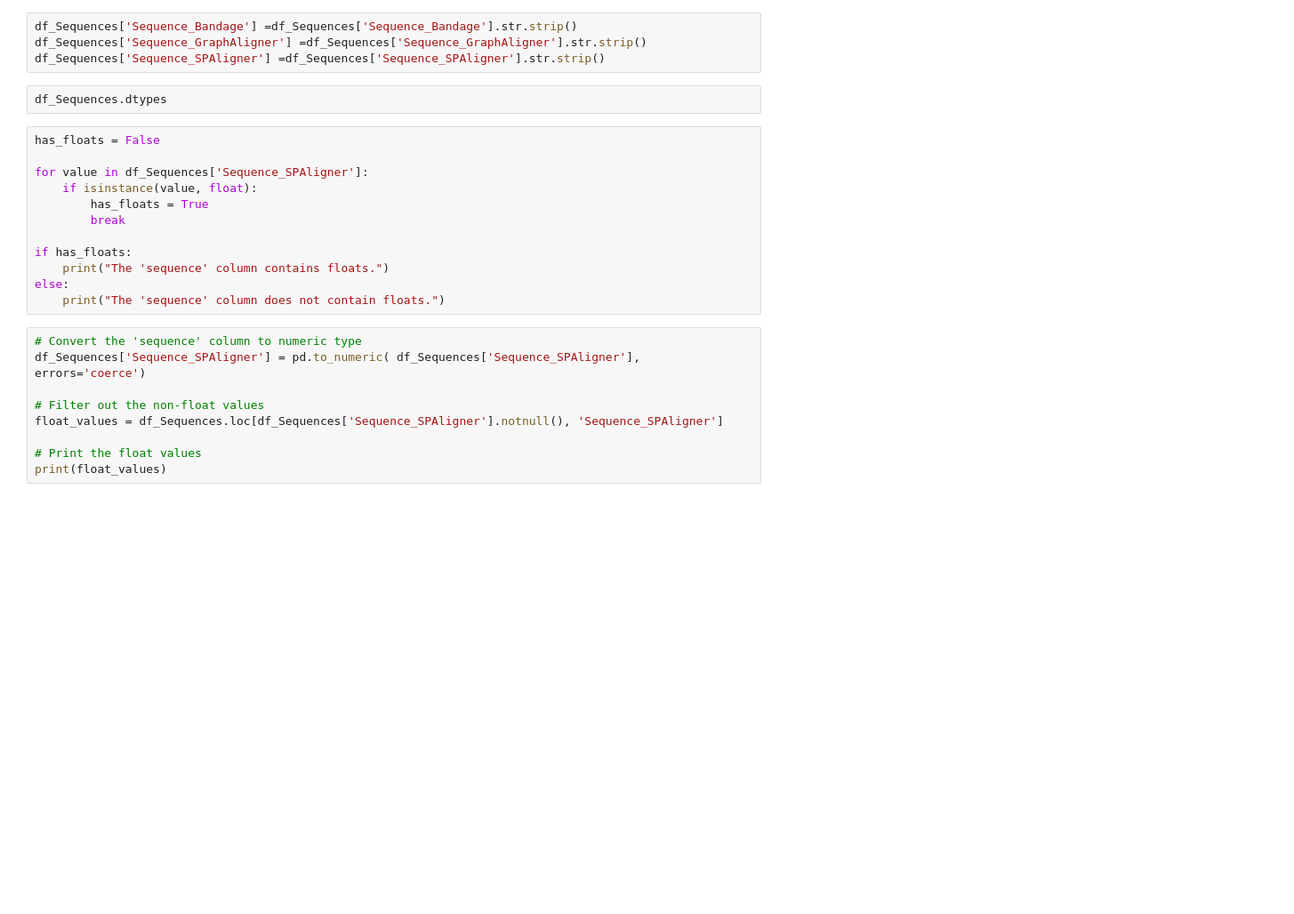
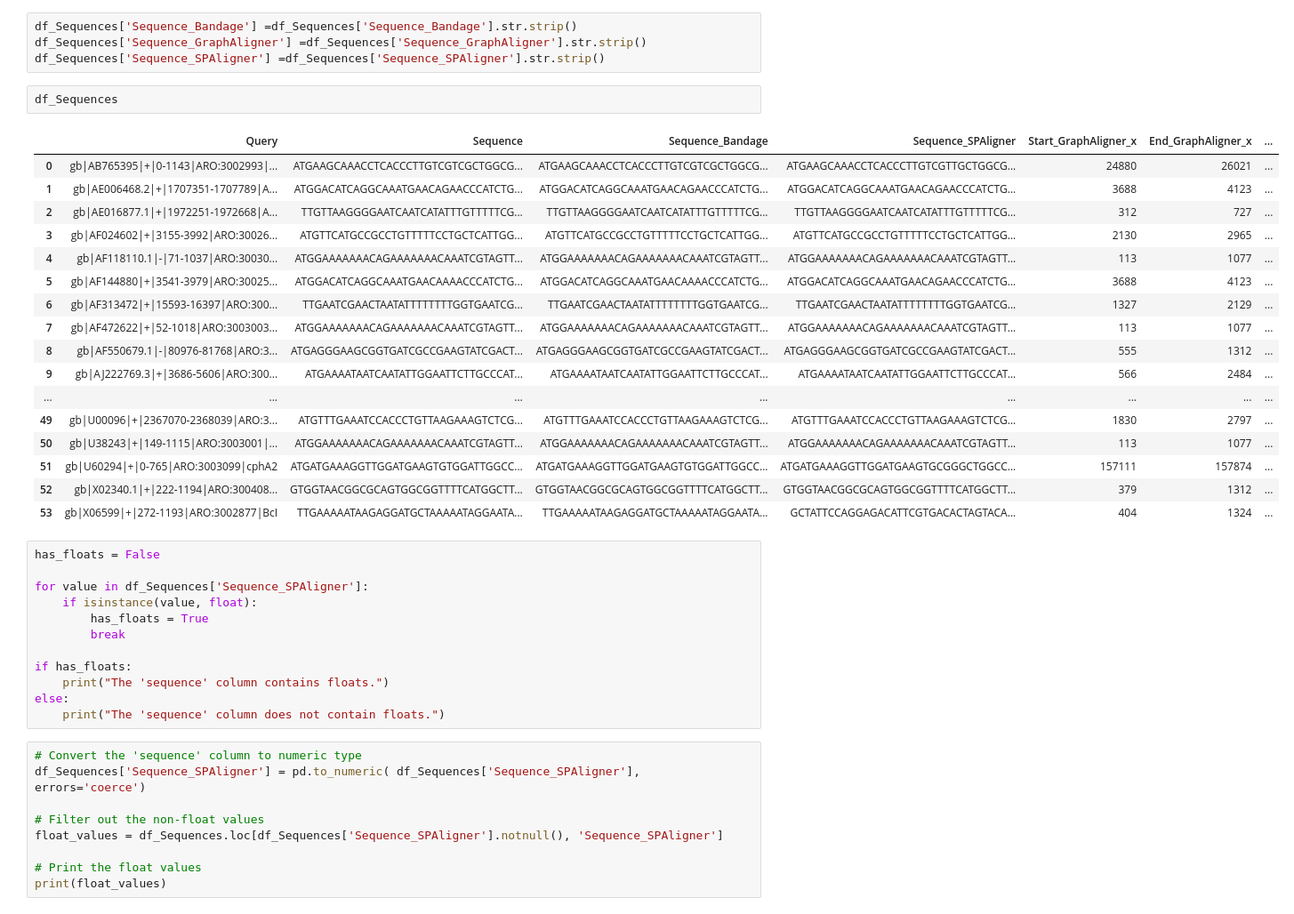
Before and after one commit to Yusreen/Thesis, a Jupyter notebook: Results and findings/Sequence Edit Distance/EditDistanceFinal.ipynb, the cells around one changed output. Shown at 89% size. Saved outputs shown, nothing was run; the diff lists cells and outputs as text; blank space fills up the shorter version.

```diff
--- a/Results and findings/Sequence Edit Distance/EditDistanceFinal.ipynb
+++ b/Results and findings/Sequence Edit Distance/EditDistanceFinal.ipynb
@@ -29,7 +60,25 @@ df_Sequences['Sequence_Bandage'] =df_Sequences['Sequence_Bandage'].str.strip()
 df_Sequences['Sequence_GraphAligner'] =df_Sequences['Sequence_GraphAligner'].str.strip()
 df_Sequences['Sequence_SPAligner'] =df_Sequences['Sequence_SPAligner'].str.strip()
 # %%
-df_Sequences.dtypes
+df_Sequences
+# %% [output]
+|  | Query | Sequence | Sequence_Bandage | Sequence_SPAligner | Start_GraphAligner_x | End_GraphAligner_x | ... |
+| 0 | gb|AB765395|+|0-1143|ARO:3002993|... | ATGAAGCAAACCTCACCCTTGTCGTCGCTGGCG... | ATGAAGCAAACCTCACCCTTGTCGTCGCTGGCG... | ATGAAGCAAACCTCACCCTTGTCGTTGCTGGCG... | 24880 | 26021 | ... |
+| 1 | gb|AE006468.2|+|1707351-1707789|A... | ATGGACATCAGGCAAATGAACAGAACCCATCTG... | ATGGACATCAGGCAAATGAACAGAACCCATCTG... | ATGGACATCAGGCAAATGAACAGAACCCATCTG... | 3688 | 4123 | ... |
+| 2 | gb|AE016877.1|+|1972251-1972668|A... | TTGTTAAGGGGAATCAATCATATTTGTTTTTCG... | TTGTTAAGGGGAATCAATCATATTTGTTTTTCG... | TTGTTAAGGGGAATCAATCATATTTGTTTTTCG... | 312 | 727 | ... |
+| 3 | gb|AF024602|+|3155-3992|ARO:30026... | ATGTTCATGCCGCCTGTTTTTCCTGCTCATTGG... | ATGTTCATGCCGCCTGTTTTTCCTGCTCATTGG... | ATGTTCATGCCGCCTGTTTTTCCTGCTCATTGG... | 2130 | 2965 | ... |
+| 4 | gb|AF118110.1|-|71-1037|ARO:30030... | ATGGAAAAAAACAGAAAAAAACAAATCGTAGTT... | ATGGAAAAAAACAGAAAAAAACAAATCGTAGTT... | ATGGAAAAAAACAGAAAAAAACAAATCGTAGTT... | 113 | 1077 | ... |
+| 5 | gb|AF144880|+|3541-3979|ARO:30025... | ATGGACATCAGGCAAATGAACAAAACCCATCTG... | ATGGACATCAGGCAAATGAACAAAACCCATCTG... | ATGGACATCAGGCAAATGAACAGAACCCATCTG... | 3688 | 4123 | ... |
+| 6 | gb|AF313472|+|15593-16397|ARO:300... | TTGAATCGAACTAATATTTTTTTTGGTGAATCG... | TTGAATCGAACTAATATTTTTTTTGGTGAATCG... | TTGAATCGAACTAATATTTTTTTTGGTGAATCG... | 1327 | 2129 | ... |
+| 7 | gb|AF472622|+|52-1018|ARO:3003003... | ATGGAAAAAAACAGAAAAAAACAAATCGTAGTT... | ATGGAAAAAAACAGAAAAAAACAAATCGTAGTT... | ATGGAAAAAAACAGAAAAAAACAAATCGTAGTT... | 113 | 1077 | ... |
+| 8 | gb|AF550679.1|-|80976-81768|ARO:3... | ATGAGGGAAGCGGTGATCGCCGAAGTATCGACT... | ATGAGGGAAGCGGTGATCGCCGAAGTATCGACT... | ATGAGGGAAGCGGTGATCGCCGAAGTATCGACT... | 555 | 1312 | ... |
+| 9 | gb|AJ222769.3|+|3686-5606|ARO:300... | ATGAAAATAATCAATATTGGAATTCTTGCCCAT... | ATGAAAATAATCAATATTGGAATTCTTGCCCAT... | ATGAAAATAATCAATATTGGAATTCTTGCCCAT... | 566 | 2484 | ... |
+| ... | ... | ... | ... | ... | ... | ... | ... |
+| 49 | gb|U00096|+|2367070-2368039|ARO:3... | ATGTTTGAAATCCACCCTGTTAAGAAAGTCTCG... | ATGTTTGAAATCCACCCTGTTAAGAAAGTCTCG... | ATGTTTGAAATCCACCCTGTTAAGAAAGTCTCG... | 1830 | 2797 | ... |
+| 50 | gb|U38243|+|149-1115|ARO:3003001|... | ATGGAAAAAAACAGAAAAAAACAAATCGTAGTT... | ATGGAAAAAAACAGAAAAAAACAAATCGTAGTT... | ATGGAAAAAAACAGAAAAAAACAAATCGTAGTT... | 113 | 1077 | ... |
+| 51 | gb|U60294|+|0-765|ARO:3003099|cphA2 | ATGATGAAAGGTTGGATGAAGTGTGGATTGGCC... | ATGATGAAAGGTTGGATGAAGTGTGGATTGGCC... | ATGATGAAAGGTTGGATGAAGTGCGGGCTGGCC... | 157111 | 157874 | ... |
+| 52 | gb|X02340.1|+|222-1194|ARO:300408... | GTGGTAACGGCGCAGTGGCGGTTTTCATGGCTT... | GTGGTAACGGCGCAGTGGCGGTTTTCATGGCTT... | GTGGTAACGGCGCAGTGGCGGTTTTCATGGCTT... | 379 | 1312 | ... |
+| 53 | gb|X06599|+|272-1193|ARO:3002877|BcI | TTGAAAAATAAGAGGATGCTAAAAATAGGAATA... | TTGAAAAATAAGAGGATGCTAAAAATAGGAATA... | GCTATTCCAGGAGACATTCGTGACACTAGTACA... | 404 | 1324 | ... |
 # %%
 has_floats = False
 
```
Also changed, not shown: parts of 8 cells of this notebook, 49 other files.
